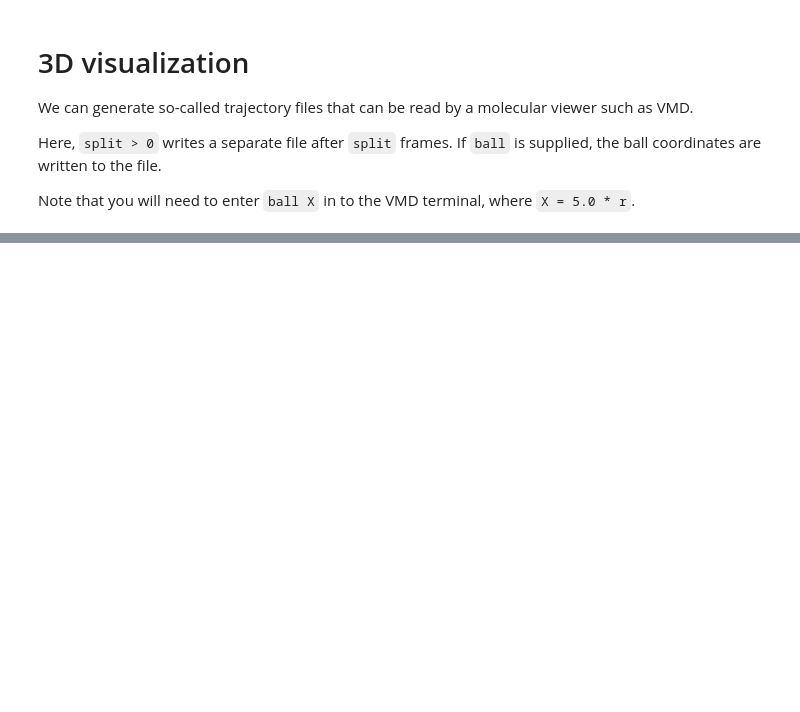
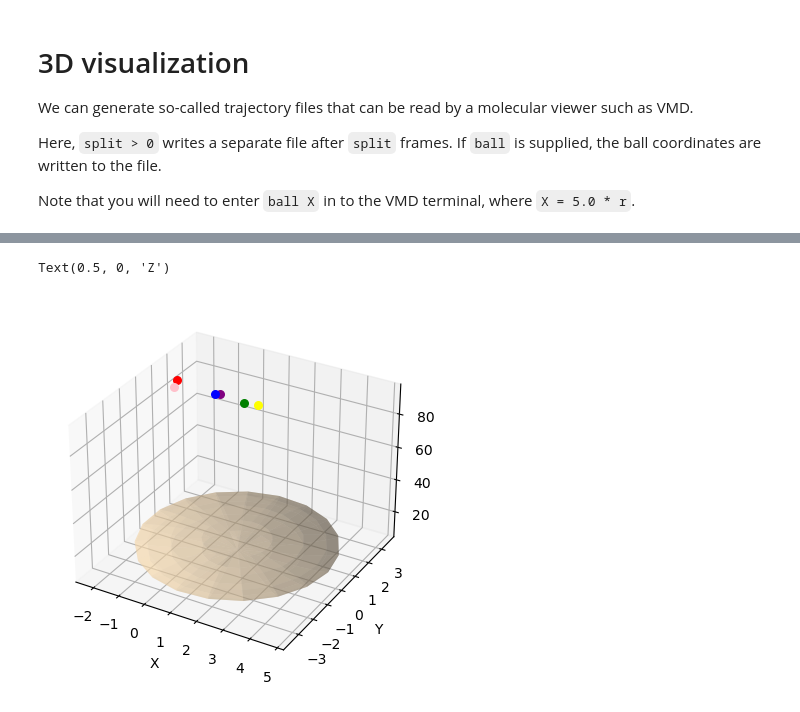
Before and after one commit to bidaye-lab/kinematics_analysis, a Jupyter notebook: notebooks/ball_fitting_example.ipynb, the cells around one changed output, grey strips where cells are left out. Cells and saved outputs as stored; diff of their text form; code cells hidden in the pictures; blank space fills up the shorter version.

```diff
--- a/notebooks/ball_fitting_example.ipynb
+++ b/notebooks/ball_fitting_example.ipynb
@@ -151,0 +201,40 @@ for t, df_trl in df.groupby('tnum'):
+# %%
+        import matplotlib.pyplot as plt
+        import numpy as np
+        frame=50
+
+        fig = plt.figure()
+        ax = fig.add_subplot(projection='3d')
+
+        L_F = fit.get_xyz_mean(df[df['fnum'] == frame], 'L-F-TaG')
+        L_M = fit.get_xyz_mean(df[df['fnum'] == frame], 'L-M-TaG')
+        L_H = fit.get_xyz_mean(df[df['fnum'] == frame], 'L-H-TaG')
+        R_F = fit.get_xyz_mean(df[df['fnum'] == frame], 'R-F-TaG')
+        R_M = fit.get_xyz_mean(df[df['fnum'] == frame], 'R-M-TaG')
+        R_H = fit.get_xyz_mean(df[df['fnum'] == frame], 'R-H-TaG')
+
+        size = 30
+
+        ax.scatter(*L_F, color='green', label='L-F-TaG', s=size)
+        ax.scatter(*L_M, color='blue', label='L-M-TaG', s=size)
+        ax.scatter(*L_H, color='red', label='L-H-TaG', s=size)
+
+        ax.scatter(*R_F, color='yellow', label='R-F-TaG', s=size)
+        ax.scatter(*R_M, color='purple', label='R-M-TaG', s=size)
+        ax.scatter(*R_H, color='pink', label='R-H-TaG', s=size)
+
+        r=df[df['fnum'] == frame]['r_ball'].mean()
+
+        u, v = np.mgrid[0:2*np.pi:20j, 0:np.pi:10j]
+        x = r*np.cos(u)*np.sin(v) + df[df['fnum'] == frame]['x_pos'].mean()
+        y = r*np.sin(u)*np.sin(v) + df[df['fnum'] == frame]['y_pos'].mean()
+        z = r*(np.cos(v) + df[df['fnum'] == frame]['z_pos'].mean() +r)
+
+        ax.plot_surface(x, y, z, color="navajowhite", alpha=0.4)
+        #ax.view_init(0, 90, 0)
+        ax.set_xlabel('X')
+        ax.set_ylabel('Y')
+        ax.set_zlabel('Z')
+# %% [output]
+Text(0.5, 0, 'Z')
+[figure, added]
```
Also changed, not shown: parts of 16 cells of this notebook, 12 other files.
